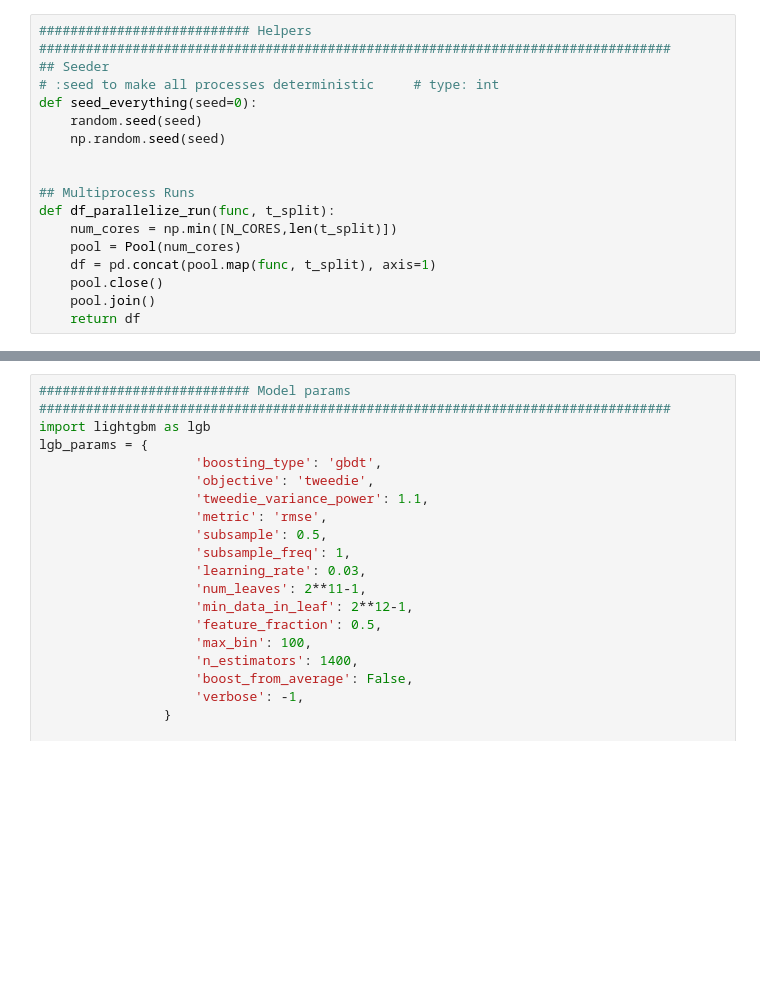
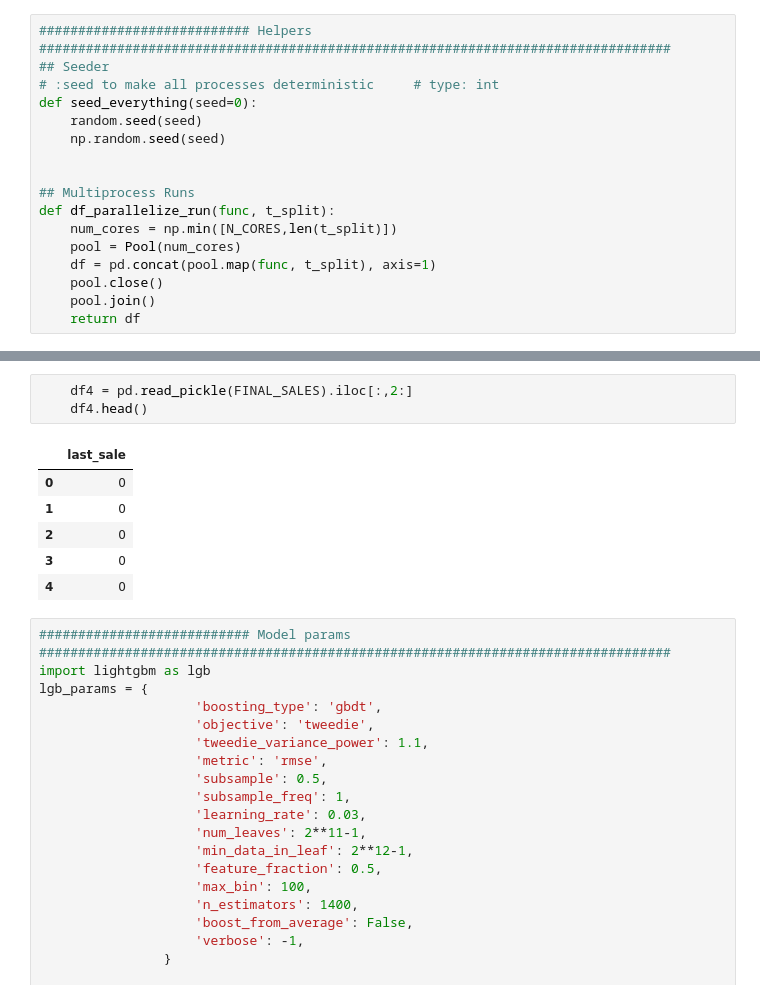
Before and after one commit to ipejun-ai/m5-accuracy, a Jupyter notebook: m5_three_shades_of_dark_darker_magic.ipynb, the cells around one changed output, grey strips where cells are left out. Drawn from its saved outputs; the diff is of its cells as text; blank space fills up the shorter version.

```diff
--- a/m5_three_shades_of_dark_darker_magic.ipynb
+++ b/m5_three_shades_of_dark_darker_magic.ipynb
@@ -119,6 +119,16 @@ def make_lag_roll(LAG_DAY):
     col_name = 'rolling_mean_tmp_'+str(shift_day)+'_'+str(roll_wind)
     lag_df[col_name] = lag_df.groupby(['id'])[TARGET].transform(lambda x: x.shift(shift_day).rolling(roll_wind).mean())
     return lag_df[[col_name]]
+# %%
+    df4 = pd.read_pickle(FINAL_SALES).iloc[:,2:]
+    df4.head()
+# %% [output]
+|  | last_sale |
+| 0 | 0 |
+| 1 | 0 |
+| 2 | 0 |
+| 3 | 0 |
+| 4 | 0 |
 # %%
 ########################### Model params
 #################################################################################
```
Also changed, not shown: parts of 8 cells of this notebook.
